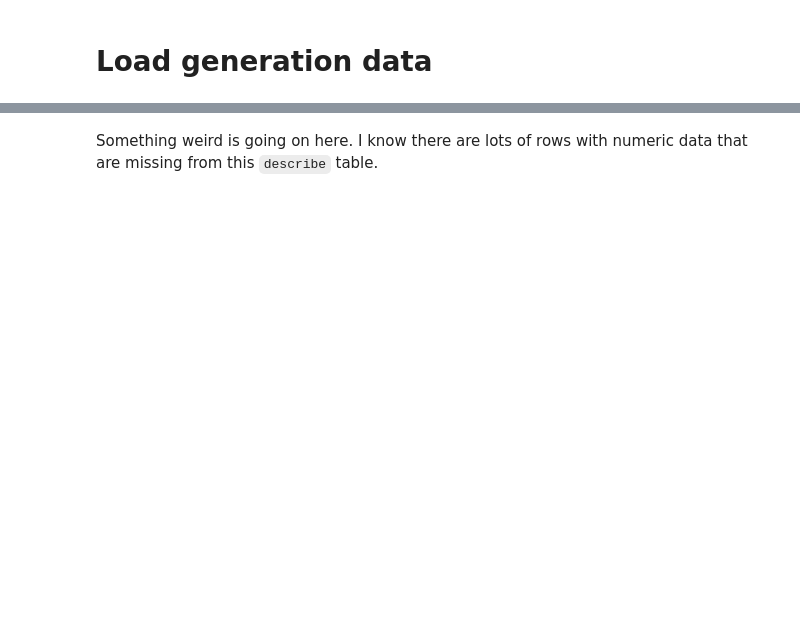
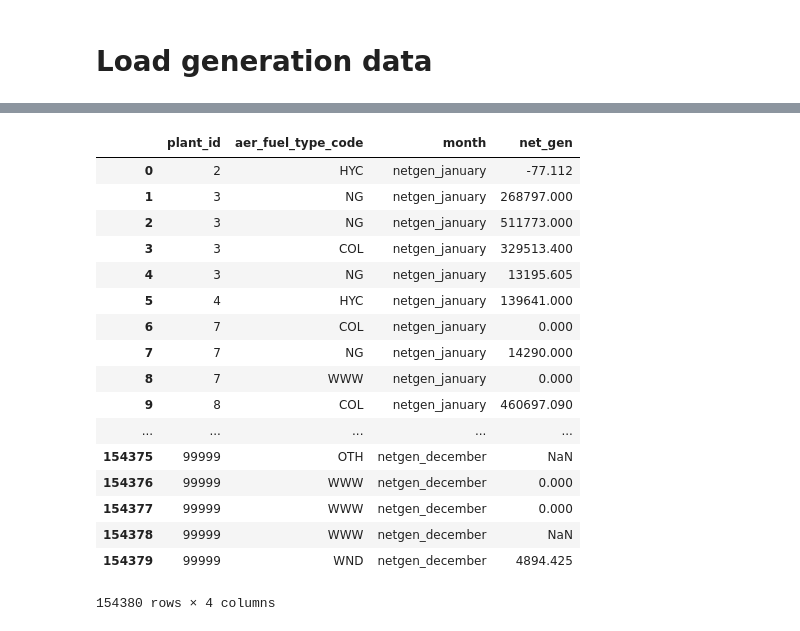
Before and after one commit to gschivley/python-data-analysis-class, a Jupyter notebook: notebooks/Pandas/2 - Explore file imports.ipynb, the cells around one changed output, grey strips where cells are left out. Cells and saved outputs as stored; diff of their text form; code cells hidden in the pictures; blank space fills up the shorter version.

```diff
--- a/notebooks/Pandas/2 - Explore file imports.ipynb
+++ b/notebooks/Pandas/2 - Explore file imports.ipynb
@@ -329,5 +465,3 @@ generation.columns = ((generation.columns.str.strip()
-# %% [markdown]
-Something weird is going on here. I know there are lots of rows with numeric data that are missing from this `describe` table.
 # %%
 value_cols = [col for col in generation.columns if 'netgen' in col]
 # %%
@@ -337,3 +473,26 @@ df = pd.melt(generation, id_vars=['plant_id'],
+# %%
+pd.melt(generation, id_vars=['plant_id', 'aer_fuel_type_code'],
+              value_vars=value_cols, value_name='net_gen',
+              var_name='month')
+# %% [output]
+|  | plant_id | aer_fuel_type_code | month | net_gen |
+| 0 | 2 | HYC | netgen_january | -77.112 |
+| 1 | 3 | NG | netgen_january | 268797.000 |
+| 2 | 3 | NG | netgen_january | 511773.000 |
+| 3 | 3 | COL | netgen_january | 329513.400 |
+| 4 | 3 | NG | netgen_january | 13195.605 |
+| 5 | 4 | HYC | netgen_january | 139641.000 |
+| 6 | 7 | COL | netgen_january | 0.000 |
+| 7 | 7 | NG | netgen_january | 14290.000 |
+| 8 | 7 | WWW | netgen_january | 0.000 |
+| 9 | 8 | COL | netgen_january | 460697.090 |
+| ... | ... | ... | ... | ... |
+| 154375 | 99999 | OTH | netgen_december | NaN |
+| 154376 | 99999 | WWW | netgen_december | 0.000 |
+| 154377 | 99999 | WWW | netgen_december | 0.000 |
+| 154378 | 99999 | WWW | netgen_december | NaN |
+| 154379 | 99999 | WND | netgen_december | 4894.425 |
+154380 rows × 4 columns
 # %%
 df['month'] = df.month.str.replace('netgen_', '')
 # %%
```
Also changed, not shown: parts of 111 cells of this notebook.
